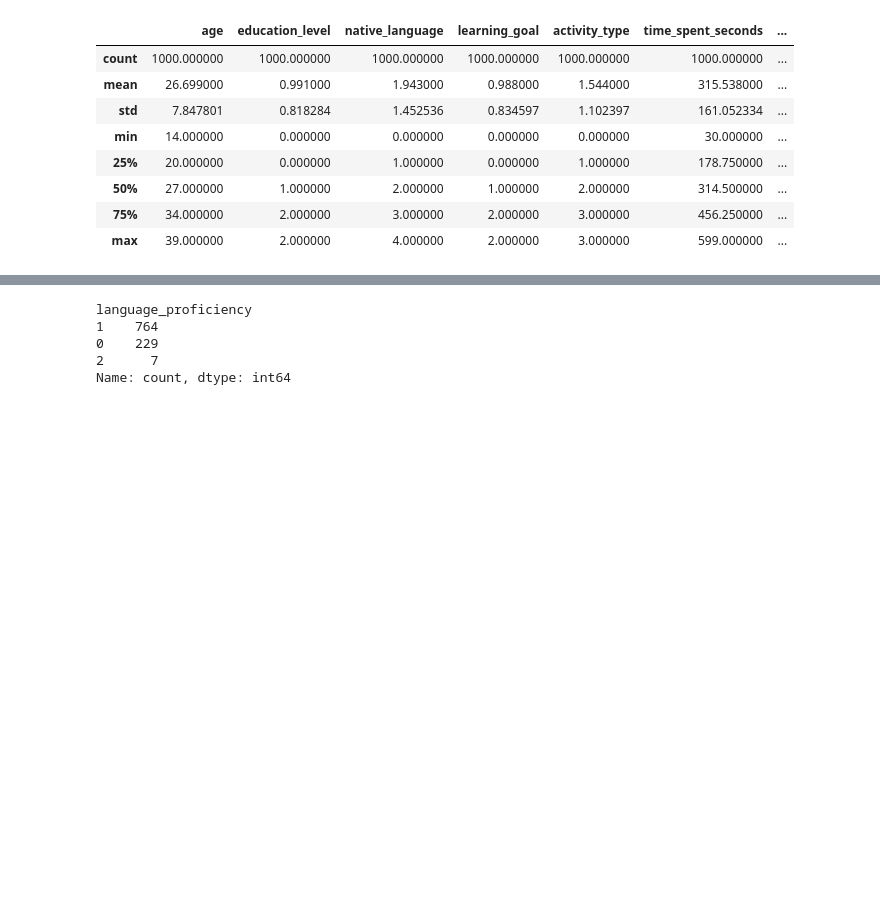
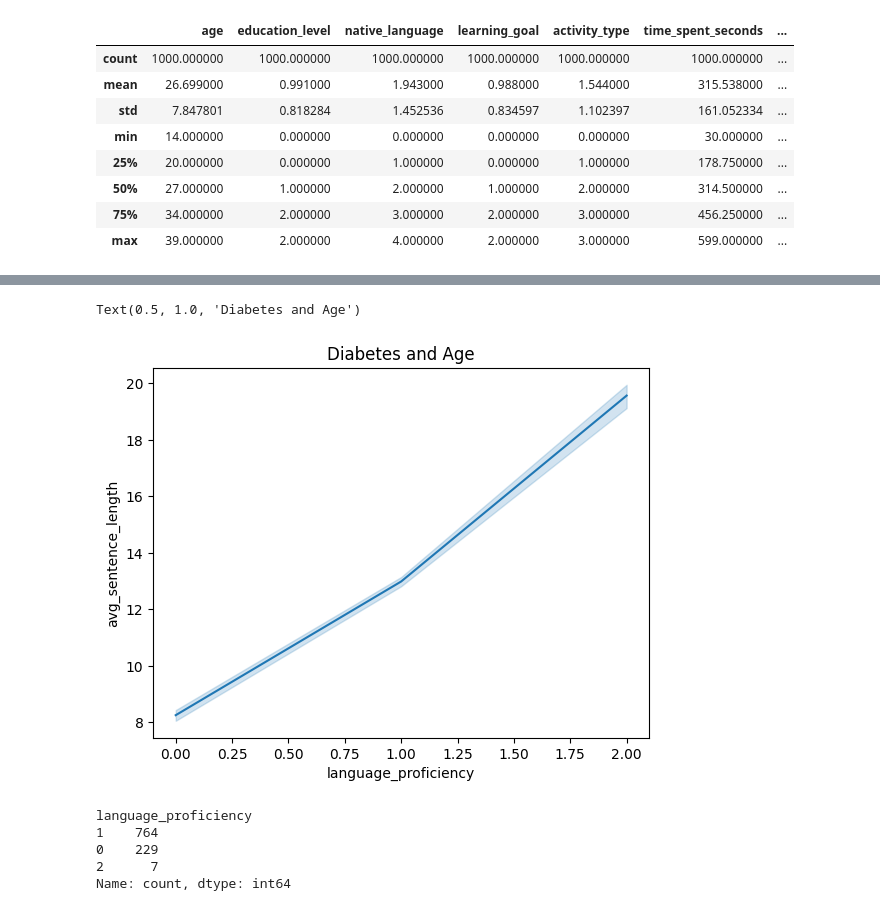
Before and after one commit to miguelestradam3/language_proficiency_classification, a Jupyter notebook: main.ipynb, the cells around one changed output, grey strips where cells are left out. Cells and saved outputs as stored; diff of their text form; code cells hidden in the pictures; blank space fills up the shorter version.

```diff
--- a/main.ipynb
+++ b/main.ipynb
@@ -60,3 +74,9 @@ dtype: int64
+# %%
+sns.lineplot(data=data_studies, x='language_proficiency', y='avg_sentence_length')
+plt.title("Diabetes and Age")
+# %% [output]
+Text(0.5, 1.0, 'Diabetes and Age')
+[figure, added]
 # %%
 data_studies['language_proficiency'].value_counts()
 # %% [output]
```
Also changed, not shown: parts of 7 cells of this notebook.
